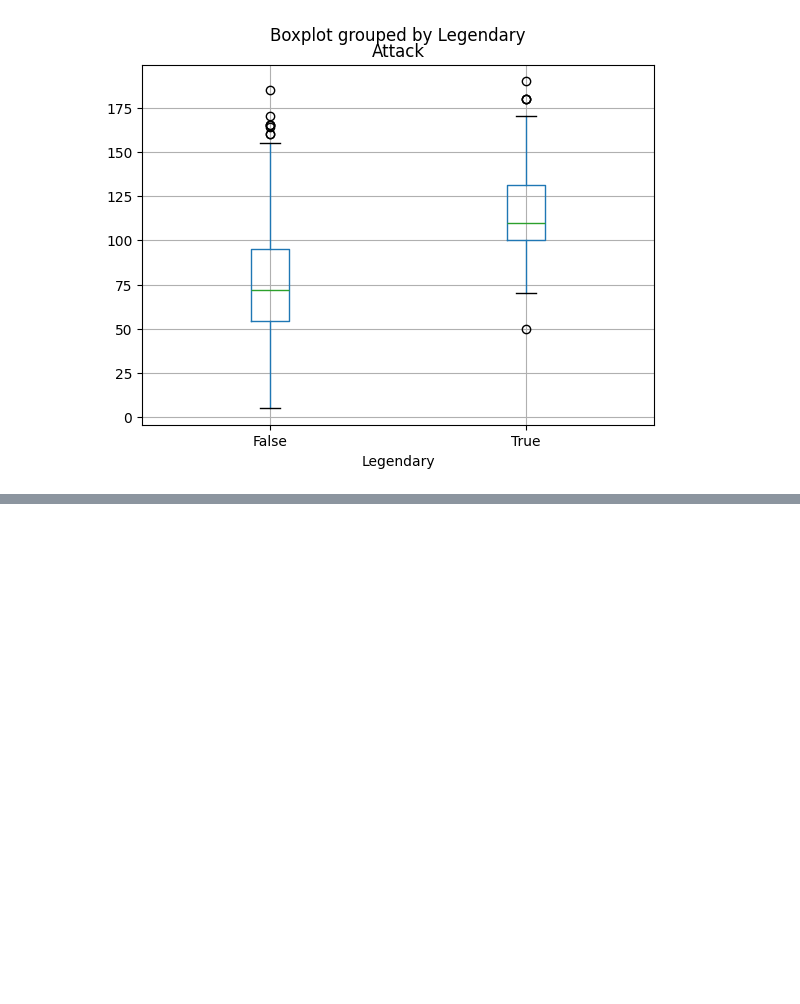
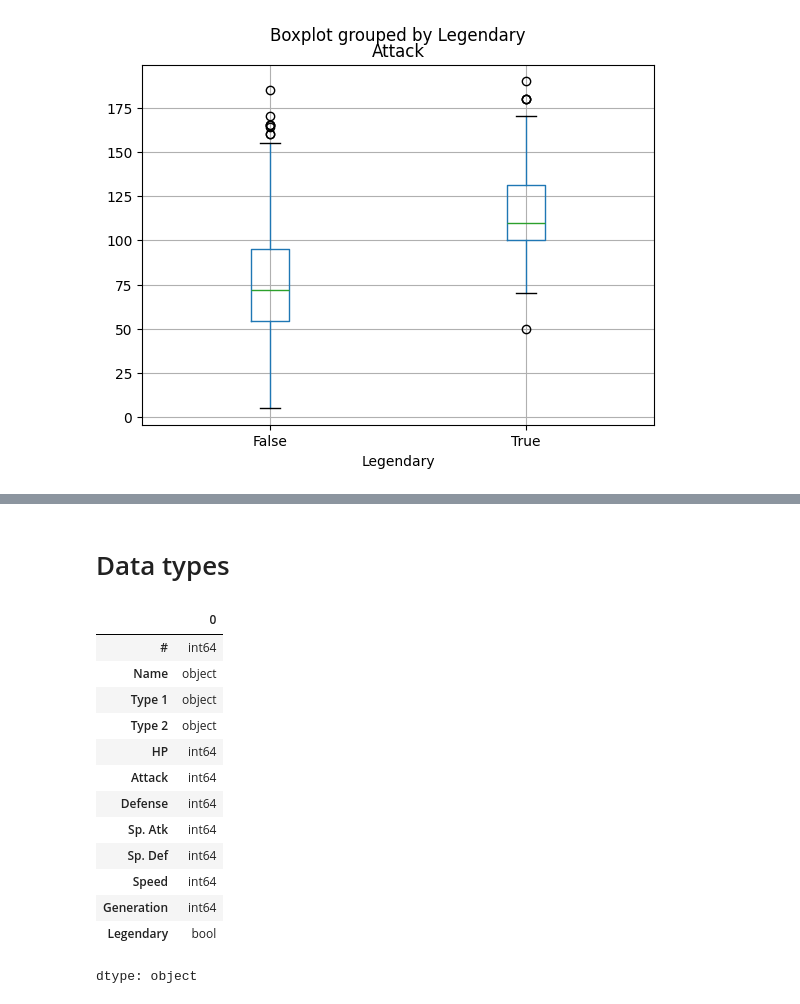
Before and after one commit to hamyhhmit-create/Data-ScienceTutorial, a Jupyter notebook: DS/Cleaning_Data/Diagnose_Data_for_Cleaning.ipynb, the cells around one changed output, grey strips where cells are left out. Saved outputs shown, nothing was run; the diff lists cells and outputs as text; code cells hidden in the pictures; blank space fills up the shorter version.

```diff
--- a/DS/Cleaning_Data/Diagnose_Data_for_Cleaning.ipynb
+++ b/DS/Cleaning_Data/Diagnose_Data_for_Cleaning.ipynb
@@ -135,0 +239,19 @@ data.boxplot(column='Attack',by = 'Legendary')
+# %% [markdown]
+# Data types
+# %%
+data.dtypes
+# %% [output]
+|  | 0 |
+| # | int64 |
+| Name | object |
+| Type 1 | object |
+| Type 2 | object |
+| HP | int64 |
+| Attack | int64 |
+| Defense | int64 |
+| Sp. Atk | int64 |
+| Sp. Def | int64 |
+| Speed | int64 |
+| Generation | int64 |
+| Legendary | bool |
+dtype: object
```
Also changed, not shown: parts of 20 cells of this notebook.
